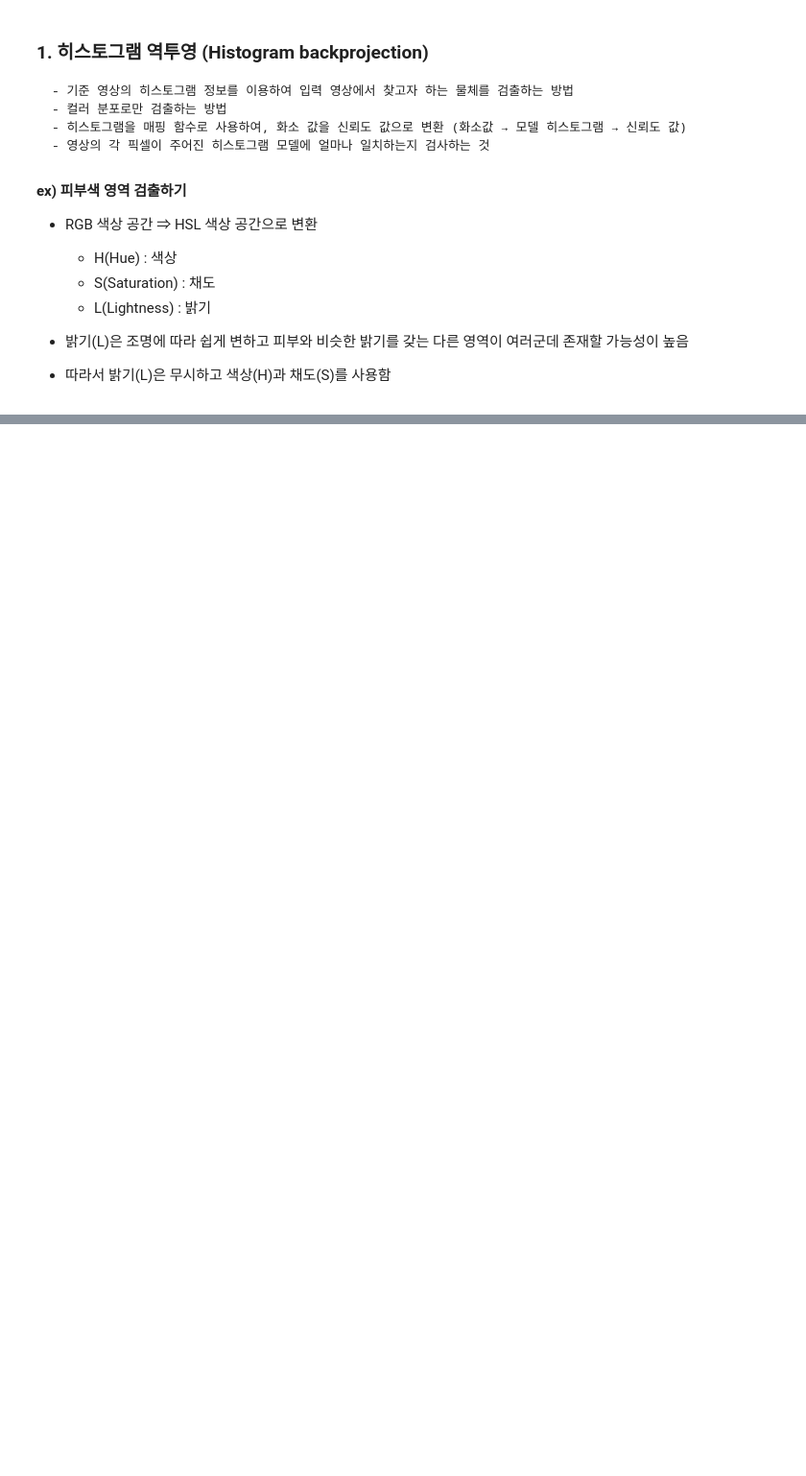
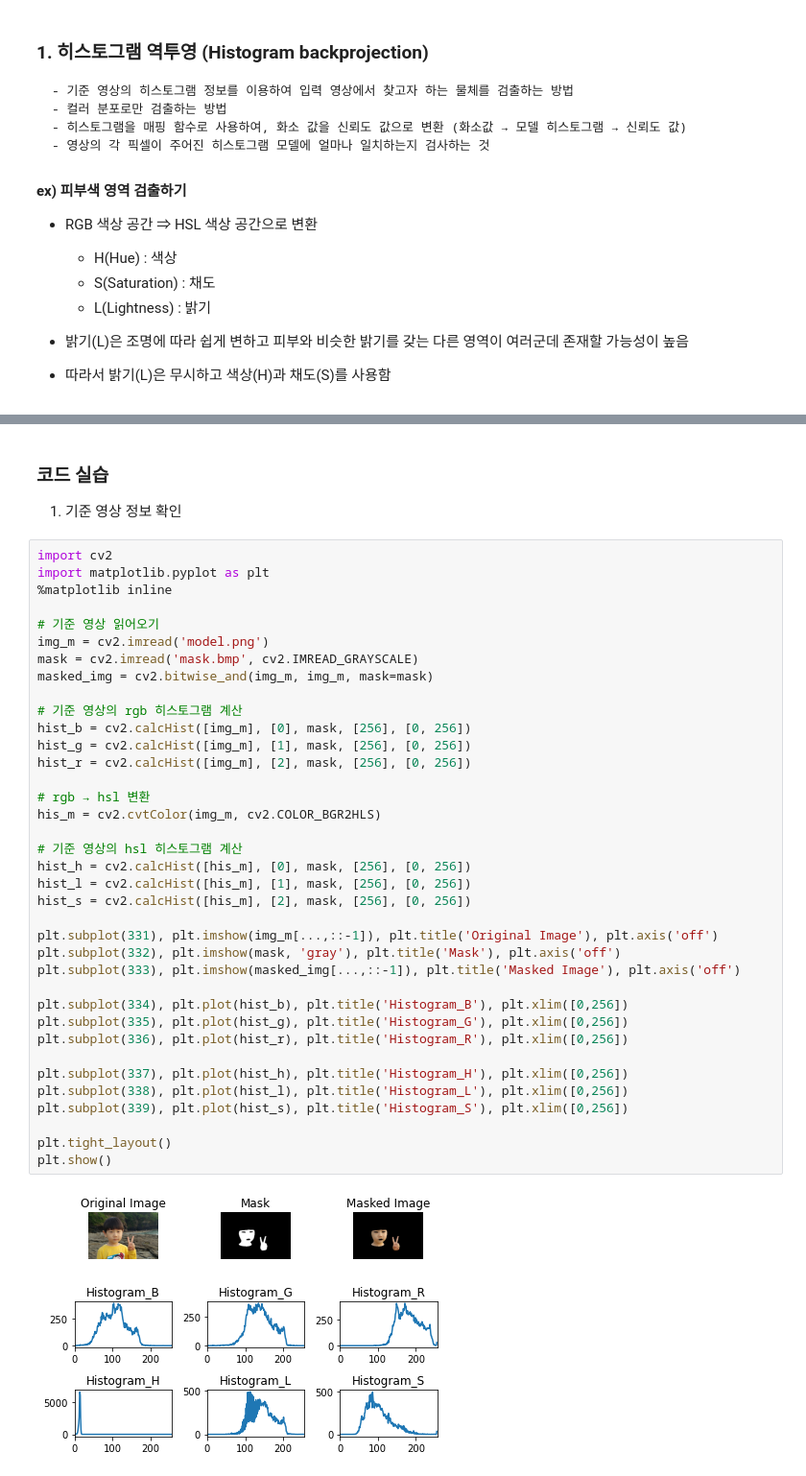
Before and after one commit to mjw2705/MachineVision, a Jupyter notebook: ch2-2_histogram backprojection/histogram_backprojection.ipynb, the cells around one changed output, grey strips where cells are left out. Shown: that part at 96% size. Cells and saved outputs as stored; diff of their text form; blank space fills up the shorter version.

```diff
--- a/ch2-2_histogram backprojection/histogram_backprojection.ipynb
+++ b/ch2-2_histogram backprojection/histogram_backprojection.ipynb
@@ -30,0 +42,42 @@ $\hat{h_i}$ : 타겟의 정규화된 히스토그램
+# %% [markdown]
+### 코드 실습
+1. 기준 영상 정보 확인
+# %%
+import cv2
+import matplotlib.pyplot as plt
+%matplotlib inline
+
+# 기준 영상 읽어오기
+img_m = cv2.imread('model.png')
+mask = cv2.imread('mask.bmp', cv2.IMREAD_GRAYSCALE)
+masked_img = cv2.bitwise_and(img_m, img_m, mask=mask)
+
+# 기준 영상의 rgb 히스토그램 계산
+hist_b = cv2.calcHist([img_m], [0], mask, [256], [0, 256])
+hist_g = cv2.calcHist([img_m], [1], mask, [256], [0, 256])
+hist_r = cv2.calcHist([img_m], [2], mask, [256], [0, 256])
+
+# rgb → hsl 변환
+his_m = cv2.cvtColor(img_m, cv2.COLOR_BGR2HLS)
+
+# 기준 영상의 hsl 히스토그램 계산
+hist_h = cv2.calcHist([his_m], [0], mask, [256], [0, 256])
+hist_l = cv2.calcHist([his_m], [1], mask, [256], [0, 256])
+hist_s = cv2.calcHist([his_m], [2], mask, [256], [0, 256])
+
+plt.subplot(331), plt.imshow(img_m[...,::-1]), plt.title('Original Image'), plt.axis('off')
+plt.subplot(332), plt.imshow(mask, 'gray'), plt.title('Mask'), plt.axis('off')
+plt.subplot(333), plt.imshow(masked_img[...,::-1]), plt.title('Masked Image'), plt.axis('off')
+
+plt.subplot(334), plt.plot(hist_b), plt.title('Histogram_B'), plt.xlim([0,256])
+plt.subplot(335), plt.plot(hist_g), plt.title('Histogram_G'), plt.xlim([0,256])
+plt.subplot(336), plt.plot(hist_r), plt.title('Histogram_R'), plt.xlim([0,256])
+
+plt.subplot(337), plt.plot(hist_h), plt.title('Histogram_H'), plt.xlim([0,256])
+plt.subplot(338), plt.plot(hist_l), plt.title('Histogram_L'), plt.xlim([0,256])
+plt.subplot(339), plt.plot(hist_s), plt.title('Histogram_S'), plt.xlim([0,256])
+
+plt.tight_layout()
+plt.show()
+# %% [output]
+[figure, added]
```
Also changed, not shown: parts of 5 cells of this notebook.
